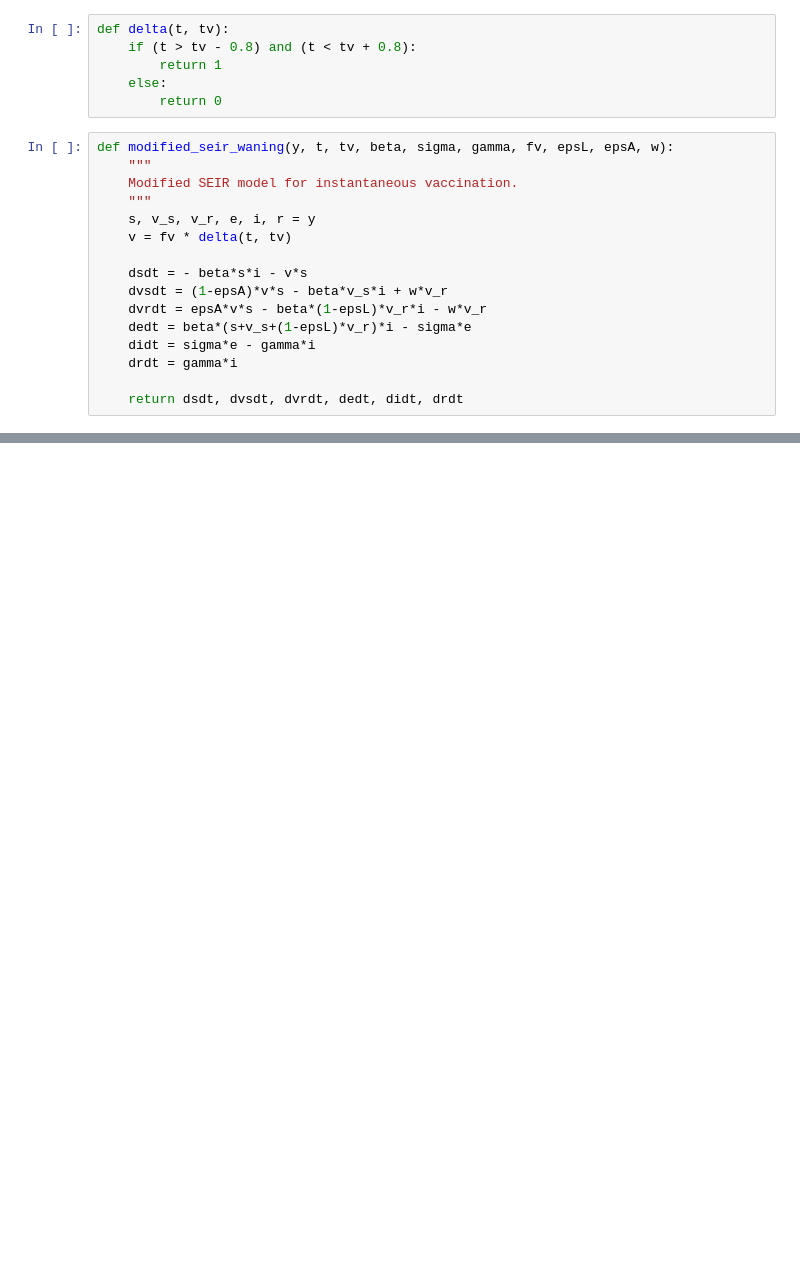
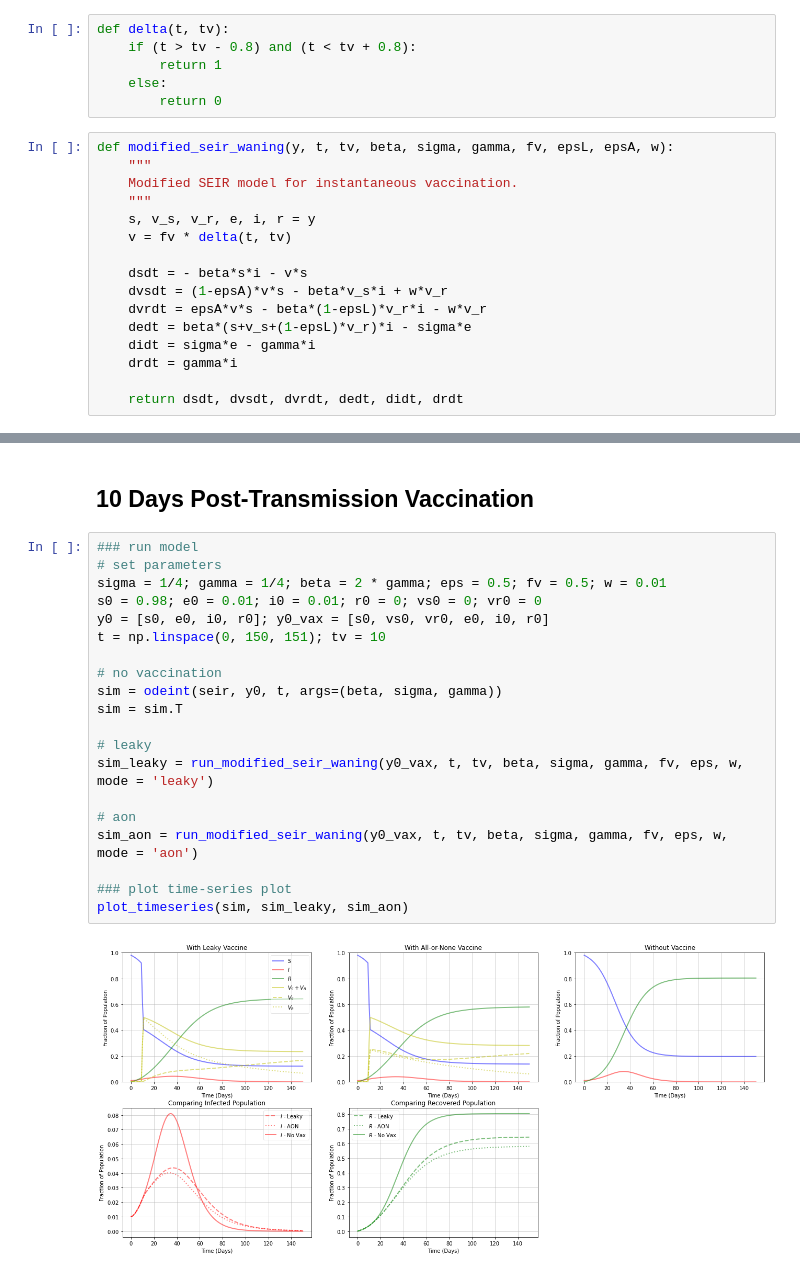
Before and after one commit to anjalika-nande/VaccineEfficacy, a Jupyter notebook: Models_waning.ipynb, the cells around one changed output, grey strips where cells are left out. Saved outputs shown, nothing was run; the diff lists cells and outputs as text; blank space fills up the shorter version.

```diff
--- a/Models_waning.ipynb
+++ b/Models_waning.ipynb
@@ -84,0 +109,24 @@ For the plots below, $\beta, \gamma, \sigma$ values were chosen based on the cha
+# %% [markdown]
+## 10 Days Post-Transmission Vaccination
+# %%
+### run model
+# set parameters
+sigma = 1/4; gamma = 1/4; beta = 2 * gamma; eps = 0.5; fv = 0.5; w = 0.01
+s0 = 0.98; e0 = 0.01; i0 = 0.01; r0 = 0; vs0 = 0; vr0 = 0
+y0 = [s0, e0, i0, r0]; y0_vax = [s0, vs0, vr0, e0, i0, r0]
+t = np.linspace(0, 150, 151); tv = 10
+
+# no vaccination
+sim = odeint(seir, y0, t, args=(beta, sigma, gamma))
+sim = sim.T
+
+# leaky
+sim_leaky = run_modified_seir_waning(y0_vax, t, tv, beta, sigma, gamma, fv, eps, w, mode = 'leaky')
+
+# aon
+sim_aon = run_modified_seir_waning(y0_vax, t, tv, beta, sigma, gamma, fv, eps, w, mode = 'aon')
+
+### plot time-series plot
+plot_timeseries(sim, sim_leaky, sim_aon)
+# %% [output]
+[figure, added]
```
Also changed, not shown: parts of 7 cells of this notebook.
